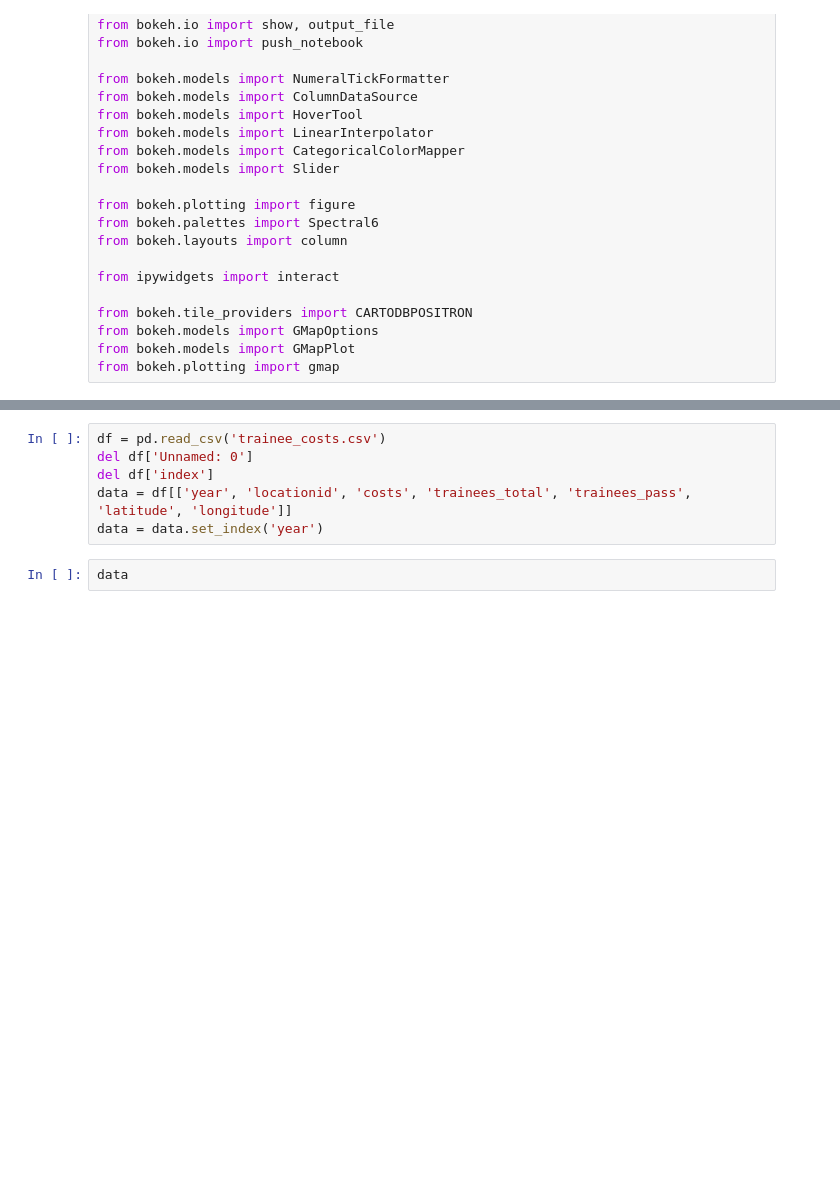
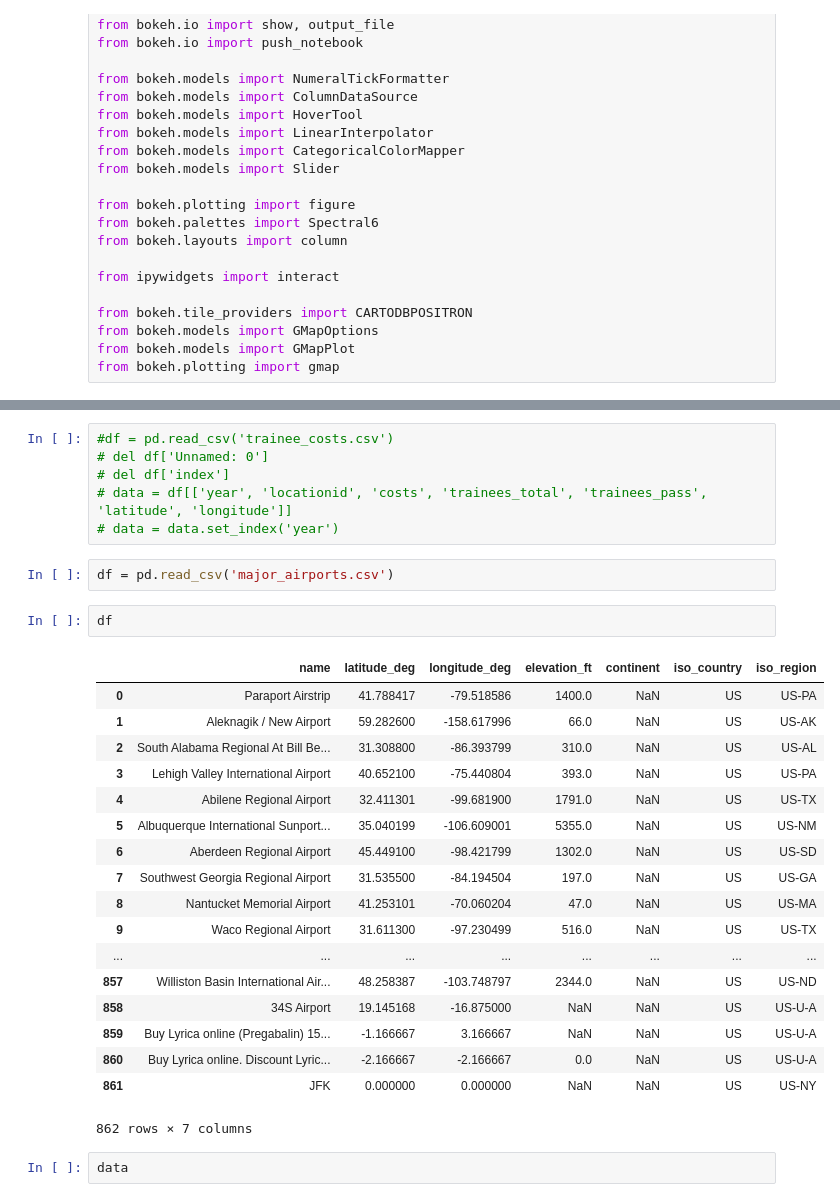
Before and after one commit to zacharyclement/bokeh, a Jupyter notebook: bokeh_dashboard/geo_test.ipynb, the cells around one changed output, grey strips where cells are left out. Cells and saved outputs as stored; diff of their text form; blank space fills up the shorter version.

```diff
--- a/bokeh_dashboard/geo_test.ipynb
+++ b/bokeh_dashboard/geo_test.ipynb
@@ -29,11 +29,34 @@ output_notebook()
 Loading BokehJS ...
 [interactive output not drawn]
 # %%
-df = pd.read_csv('trainee_costs.csv')
-del df['Unnamed: 0']
-del df['index']
-data = df[['year', 'locationid', 'costs', 'trainees_total', 'trainees_pass', 'latitude', 'longitude']]
-data = data.set_index('year')
+#df = pd.read_csv('trainee_costs.csv')
+# del df['Unnamed: 0']
+# del df['index']
+# data = df[['year', 'locationid', 'costs', 'trainees_total', 'trainees_pass', 'latitude', 'longitude']]
+# data = data.set_index('year')
+# %%
+df = pd.read_csv('major_airports.csv')
+# %%
+df
+# %% [output]
+|  | name | latitude_deg | longitude_deg | elevation_ft | continent | iso_country | iso_region |
+| 0 | Paraport Airstrip | 41.788417 | -79.518586 | 1400.0 | NaN | US | US-PA |
+| 1 | Aleknagik / New Airport | 59.282600 | -158.617996 | 66.0 | NaN | US | US-AK |
+| 2 | South Alabama Regional At Bill Be... | 31.308800 | -86.393799 | 310.0 | NaN | US | US-AL |
+| 3 | Lehigh Valley International Airport | 40.652100 | -75.440804 | 393.0 | NaN | US | US-PA |
+| 4 | Abilene Regional Airport | 32.411301 | -99.681900 | 1791.0 | NaN | US | US-TX |
+| 5 | Albuquerque International Sunport... | 35.040199 | -106.609001 | 5355.0 | NaN | US | US-NM |
+| 6 | Aberdeen Regional Airport | 45.449100 | -98.421799 | 1302.0 | NaN | US | US-SD |
+| 7 | Southwest Georgia Regional Airport | 31.535500 | -84.194504 | 197.0 | NaN | US | US-GA |
+| 8 | Nantucket Memorial Airport | 41.253101 | -70.060204 | 47.0 | NaN | US | US-MA |
+| 9 | Waco Regional Airport | 31.611300 | -97.230499 | 516.0 | NaN | US | US-TX |
+| ... | ... | ... | ... | ... | ... | ... | ... |
+| 857 | Williston Basin International Air... | 48.258387 | -103.748797 | 2344.0 | NaN | US | US-ND |
+| 858 | 34S Airport | 19.145168 | -16.875000 | NaN | NaN | US | US-U-A |
+| 859 | Buy Lyrica online (Pregabalin) 15... | -1.166667 | 3.166667 | NaN | NaN | US | US-U-A |
+| 860 | Buy Lyrica online. Discount Lyric... | -2.166667 | -2.166667 | 0.0 | NaN | US | US-U-A |
+| 861 | JFK | 0.000000 | 0.000000 | NaN | NaN | US | US-NY |
+862 rows × 7 columns
 # %%
 data
 # %% [output]
```
Also changed, not shown: parts of 1 cell of this notebook, 7 other files.
